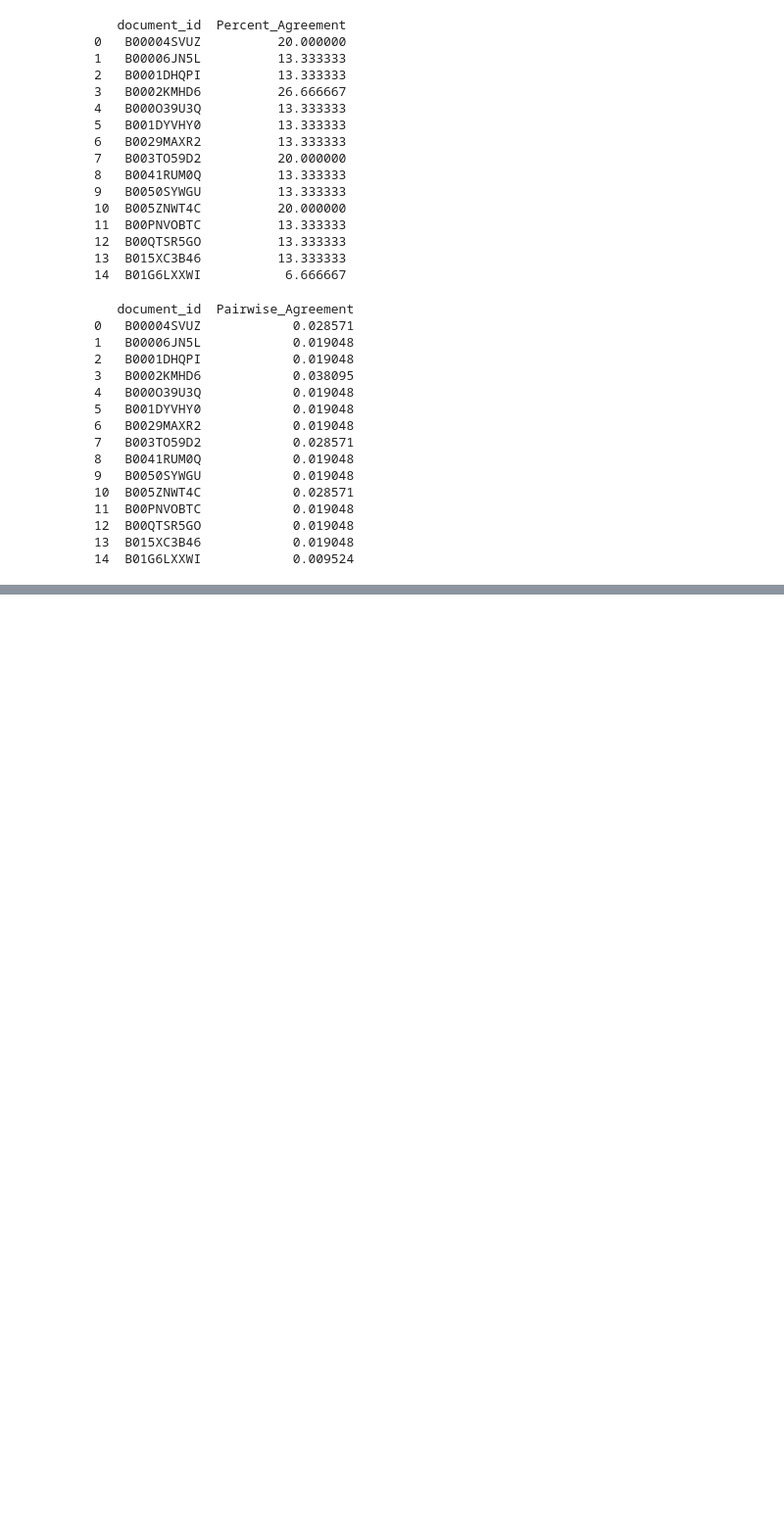
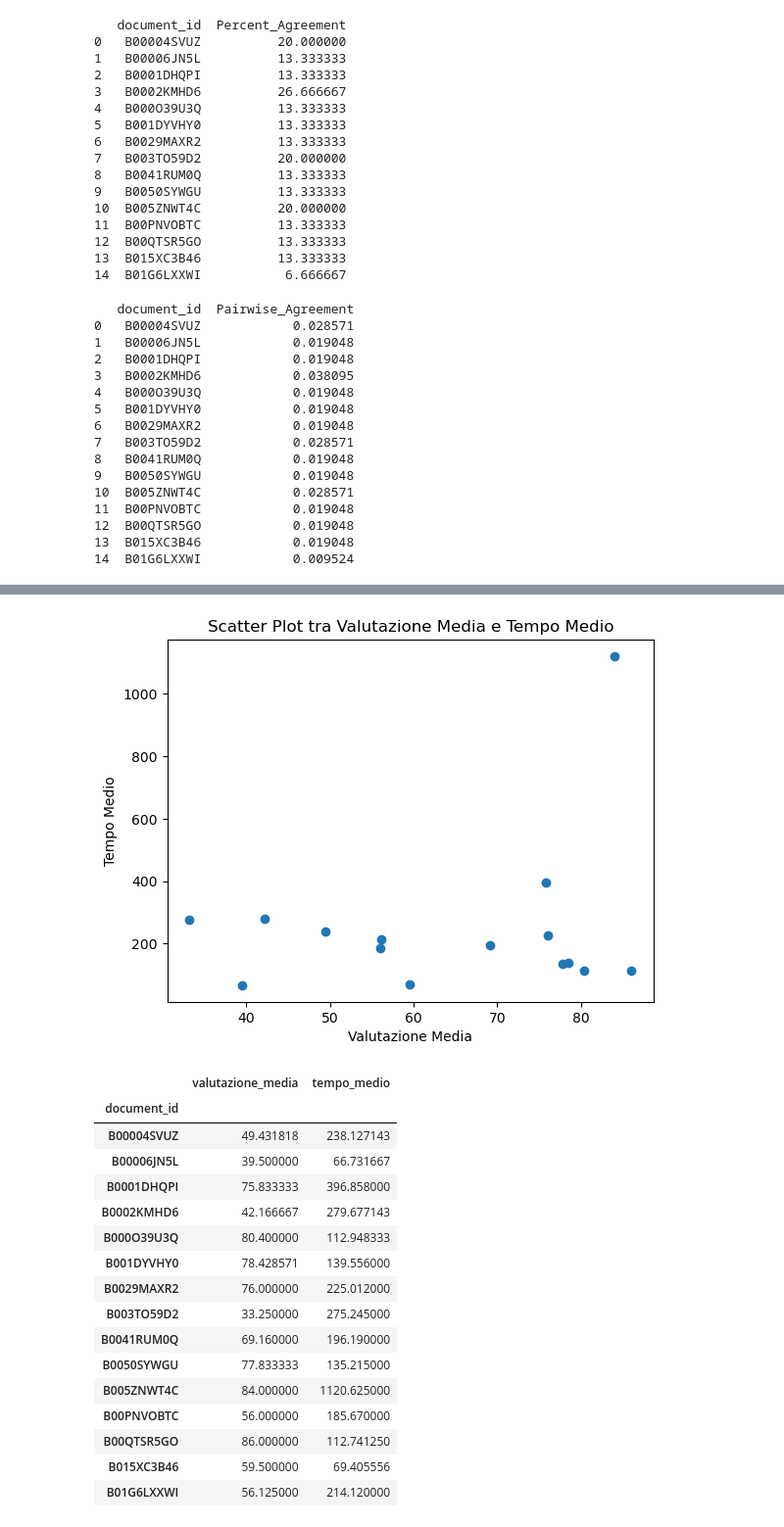
Before and after one commit to gianluca-fava/Project_Crowd_Source, a Jupyter notebook: Analysis.ipynb, the cells around one changed output, grey strips where cells are left out. Shown at 98% size. Drawn from its saved outputs; the diff is of its cells as text; code cells hidden in the pictures; blank space fills up the shorter version.

Commit message:
tempo medio, valutazione media, per entrami sia in base al documento che al worker + plot valutazione media, con tempo medio

```diff
--- a/Analysis.ipynb
+++ b/Analysis.ipynb
@@ -4,6 +5,7 @@ import numpy as np
 # %%
 workers_answers = pd.read_csv("Crowd_Frame riscaricato/data/result/task1/Dataframe/workers_answers.csv")
 workers_questionnaire = pd.read_csv("Crowd_Frame riscaricato/data/result/task1/Dataframe/workers_questionnaire.csv")
+workers_dimensions_selection = pd.read_csv("Crowd_Frame riscaricato/data/result/task1/Dataframe/workers_dimensions_selection.csv")
 # %%
 workers_answers
 # %% [output]
@@ -238,0 +186,6 @@ print(fairness_average)
+# %%
+time_media = workers_answers[['worker_id', 'document_id', 'time_start', 'time_end']]
+time_media = time_media.copy()
+time_media['time_spedn'] = time_media['time_end'] - time_media['time_start']
+time_media = time_media.drop(['time_start', 'time_end'], axis=1)
+display(time_media)
@@ -238,0 +249,14 @@ print(fairness_average)
+# %%
+# vado a selezionare solo le colonne che voglio
+selected_columns = ['worker_id','document_id', 'selection_value']
+
+# Crea un nuovo dataframe includendo solo le colonne selezionate
+dimensions_selections = workers_dimensions_selection[selected_columns].copy()
+
+#media valutazione data per ogni documento, ( slider )
+media_valutazioni_D = dimensions_selections.groupby('document_id')['selection_value'].mean()
+display(media_valutazioni_D)
+
+#media valutazione data per ogni documento, da ogni worker, ( slider )
+media_valutazioni_W = dimensions_selections.groupby('worker_id')['selection_value'].mean()
+display(media_valutazioni_W)
@@ -238,0 +297,43 @@ print(fairness_average)
+# %%
+import pandas as pd
+import matplotlib.pyplot as plt
+
+#unisco i due dataframe per avere valutazione medi e tempo medio per ogni docuemnto
+merged_dataset = pd.merge(media_valutazioni_D, tempo_medio_D, on='document_id')
+
+merged_dataset = merged_dataset.rename(columns={'selection_value': 'valutazione_media',
+                                                'time_spedn': 'tempo_medio'})
+
+# Crea il grafico
+plt.scatter(merged_dataset['valutazione_media'], merged_dataset['tempo_medio'])
+plt.xlabel('Valutazione Media')
+plt.ylabel('Tempo Medio')
+plt.title('Scatter Plot tra Valutazione Media e Tempo Medio')
+plt.show()
+
+'''
+Un'analisi può esser che non si notano correlazioni con tempo e valutazione, nel senso che una valutazione alta non equivale a un tempo medio elevato di rispota,
+anche se poteva esser cosi perche per avere una valutazione alta, la recensione deve essere molto prolissa e ben sturitturata, quindi ci vuoleva mooto tempo ma non  e coi.
+'''
+
+
+display(merged_dataset)
+# %% [output]
+[figure, added]
+|  | valutazione_media | tempo_medio |
+| document_id |  |  |
+| B00004SVUZ | 49.431818 | 238.127143 |
+| B00006JN5L | 39.500000 | 66.731667 |
+| B0001DHQPI | 75.833333 | 396.858000 |
+| B0002KMHD6 | 42.166667 | 279.677143 |
+| B000O39U3Q | 80.400000 | 112.948333 |
+| B001DYVHY0 | 78.428571 | 139.556000 |
+| B0029MAXR2 | 76.000000 | 225.012000 |
+| B003TO59D2 | 33.250000 | 275.245000 |
+| B0041RUM0Q | 69.160000 | 196.190000 |
+| B0050SYWGU | 77.833333 | 135.215000 |
+| B005ZNWT4C | 84.000000 | 1120.625000 |
+| B00PNVOBTC | 56.000000 | 185.670000 |
+| B00QTSR5GO | 86.000000 | 112.741250 |
+| B015XC3B46 | 59.500000 | 69.405556 |
+| B01G6LXXWI | 56.125000 | 214.120000 |
```
Also changed, not shown: parts of 7 cells of this notebook.
